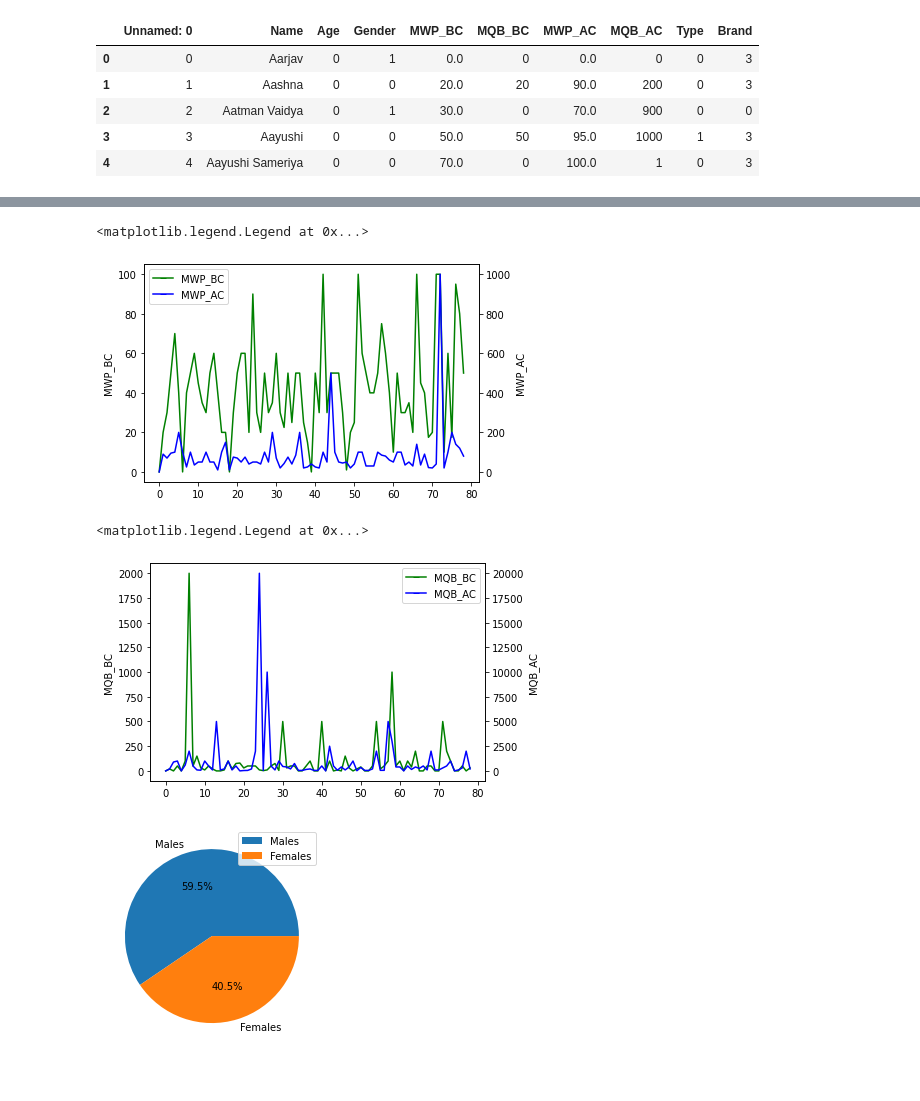
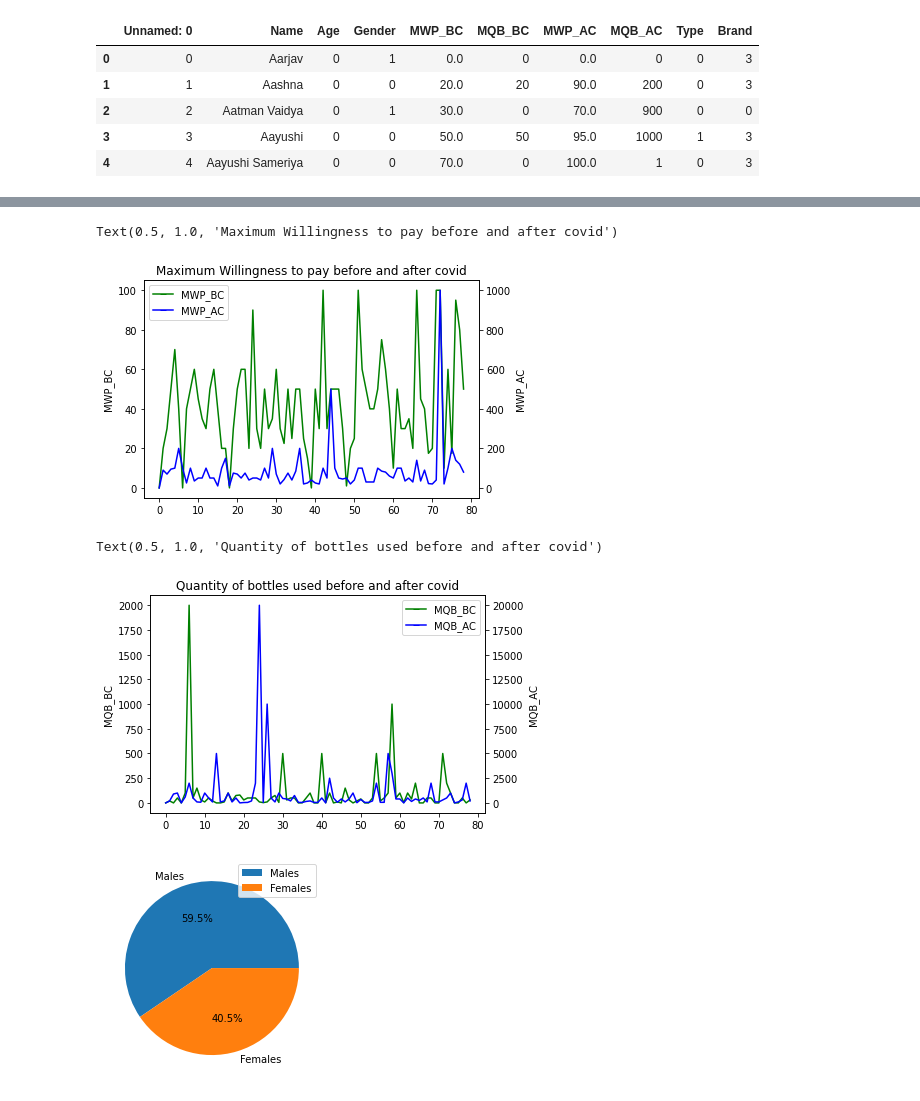
Before and after one commit to kashvi05/MAT502-Advance-Statistics-Project, a Jupyter notebook: Data Analysis.ipynb, the cells around one changed output, grey strips where cells are left out. Drawn from its saved outputs; the diff is of its cells as text; code cells hidden in the pictures.

```diff
--- a/Data Analysis.ipynb
+++ b/Data Analysis.ipynb
@@ -40,13 +40,14 @@ memory usage: 6.3+ KB
 # %%
 # Plot Maximum willingness to pay before and after covid for each respondent
 from matplotlib.lines import Line2D
 
 g = sns.lineplot(data=data.MWP_BC, color="g")
 sns.lineplot(data=data.MWP_AC, color="b", ax=g.axes.twinx())
 g.legend(handles=[Line2D([], [], marker='_', color="g", label='MWP_BC'), Line2D([], [], marker='_', color="b", label='MWP_AC')])
+plt.title("Maximum Willingness to pay before and after covid")
 # %% [output]
-<matplotlib.legend.Legend at 0x...>
+Text(0.5, 1.0, 'Maximum Willingness to pay before and after covid')
-[figure, old version]
+[figure, new version]
 # %%
 # Plot Quantity of bottles used before and after covid for each and every respondent
 
@@ -54,9 +55,10 @@ from matplotlib.lines import Line2D
 g = sns.lineplot(data=data.MQB_BC, color="g")
 sns.lineplot(data=data.MQB_AC, color="b", ax=g.axes.twinx())
 g.legend(handles=[Line2D([], [], marker='_', color="g", label='MQB_BC'), Line2D([], [], marker='_', color="b", label='MQB_AC')])
+plt.title("Quantity of bottles used before and after covid")
 # %% [output]
-<matplotlib.legend.Legend at 0x...>
+Text(0.5, 1.0, 'Quantity of bottles used before and after covid')
-[figure, old version]
+[figure, new version]
 # %%
 # Convert gender to numeric data type
 data["Gender"]= pd.to_numeric(data["Gender"], downcast="float")
```
Also changed, not shown: 2 other files.
